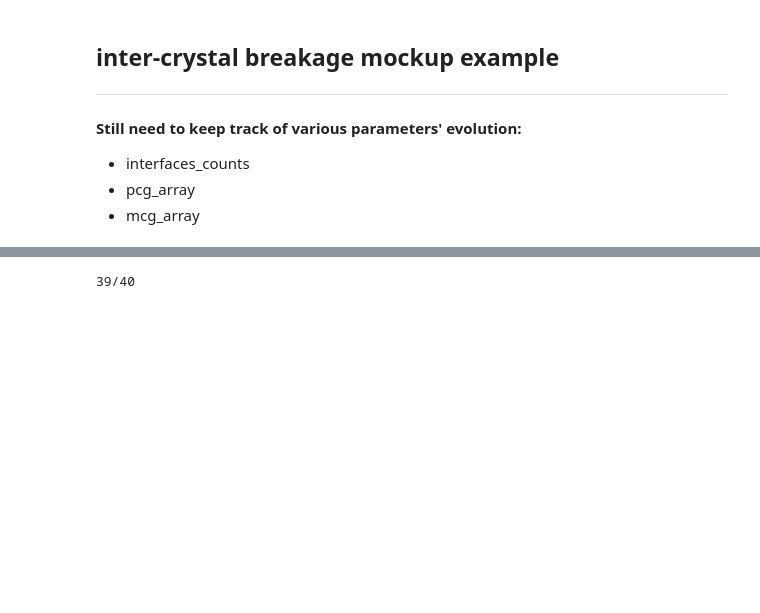
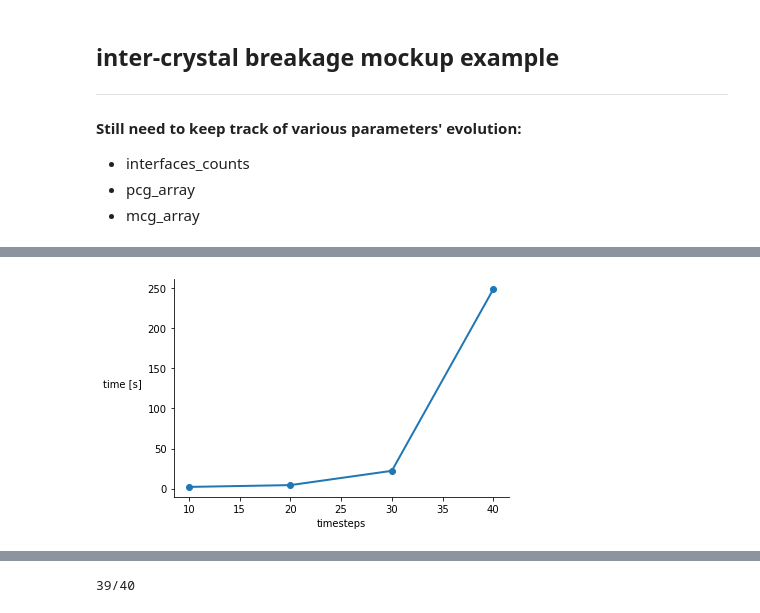
Before and after one commit to Complexio/sedgen, a Jupyter notebook: notebooks/1_Initialization.ipynb, the cells around one changed output, grey strips where cells are left out. Saved outputs shown, nothing was run; the diff lists cells and outputs as text; code cells hidden in the pictures; blank space fills up the shorter version.

```diff
--- a/notebooks/1_Initialization.ipynb
+++ b/notebooks/1_Initialization.ipynb
@@ -2018,0 +2105,8 @@ Wall time: 5min 4s
+# %%
+plt.plot([10, 20, 30, 40], [2, 4.26, 22.1, 249], lw=2, marker='o')
+plt.xlabel("timesteps")
+plt.ylabel("time [s]", rotation=0, labelpad=25)
+sns.despine()
+plt.show();
+# %% [output]
+[figure, added]
```
Also changed, not shown: parts of 25 cells of this notebook.
